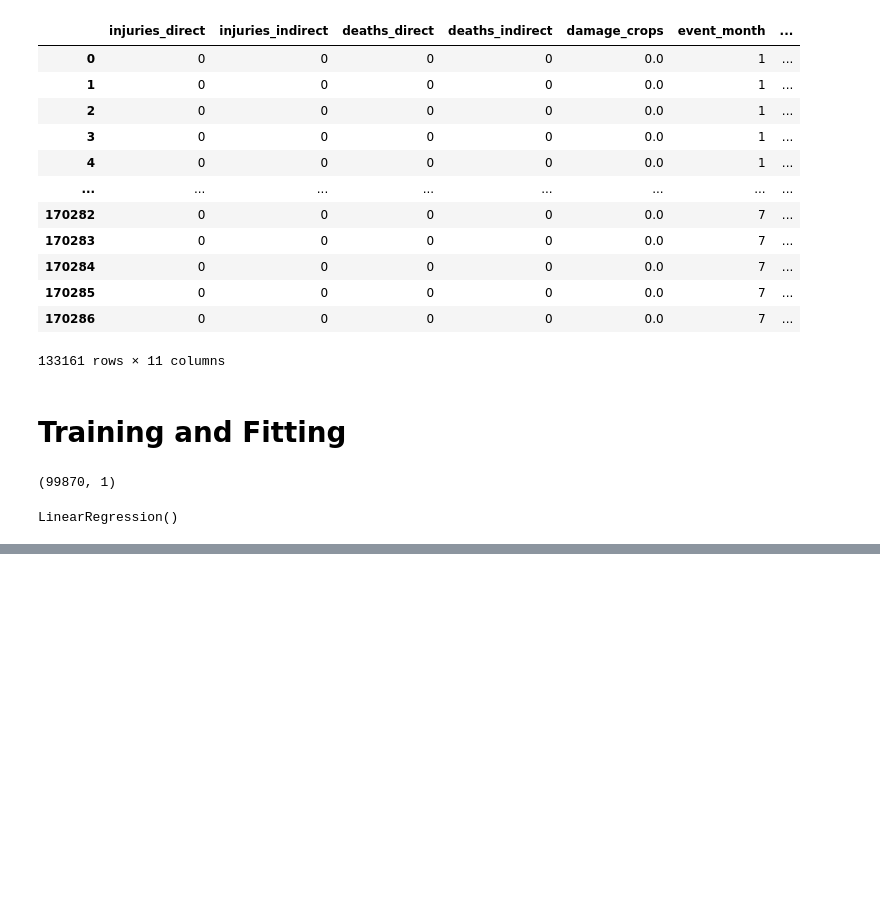
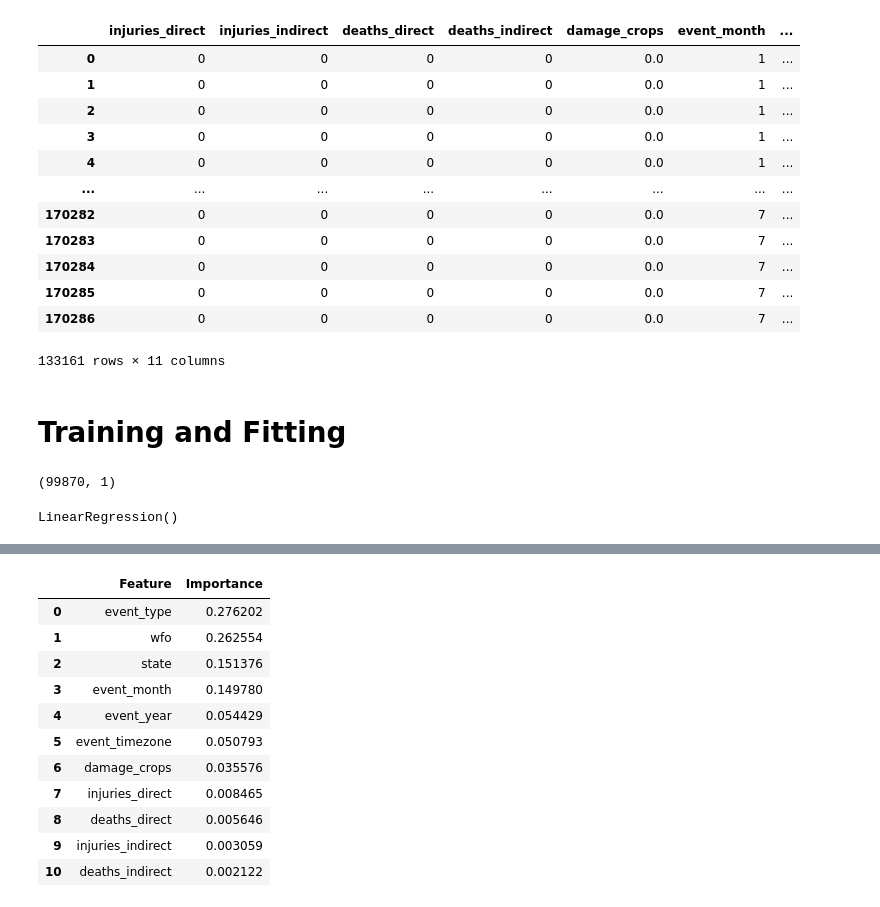
Before and after one commit to nfcresta/project-storm2.0, a Jupyter notebook: Project Storm 2.0.ipynb, the cells around one changed output, grey strips where cells are left out. Cells and saved outputs as stored; diff of their text form; code cells hidden in the pictures; blank space fills up the shorter version.

```diff
--- a/Project Storm 2.0.ipynb
+++ b/Project Storm 2.0.ipynb
@@ -233,0 +256,16 @@ sorted(zip(rf.feature_importances_, X.columns), reverse=True)
+# %%
+FI_df = pd.DataFrame({'Feature': features, 'Importance': importances})
+FI_df
+# %% [output]
+|  | Feature | Importance |
+| 0 | event_type | 0.276202 |
+| 1 | wfo | 0.262554 |
+| 2 | state | 0.151376 |
+| 3 | event_month | 0.149780 |
+| 4 | event_year | 0.054429 |
+| 5 | event_timezone | 0.050793 |
+| 6 | damage_crops | 0.035576 |
+| 7 | injuries_direct | 0.008465 |
+| 8 | deaths_direct | 0.005646 |
+| 9 | injuries_indirect | 0.003059 |
+| 10 | deaths_indirect | 0.002122 |
```
Also changed, not shown: parts of 11 cells of this notebook.
